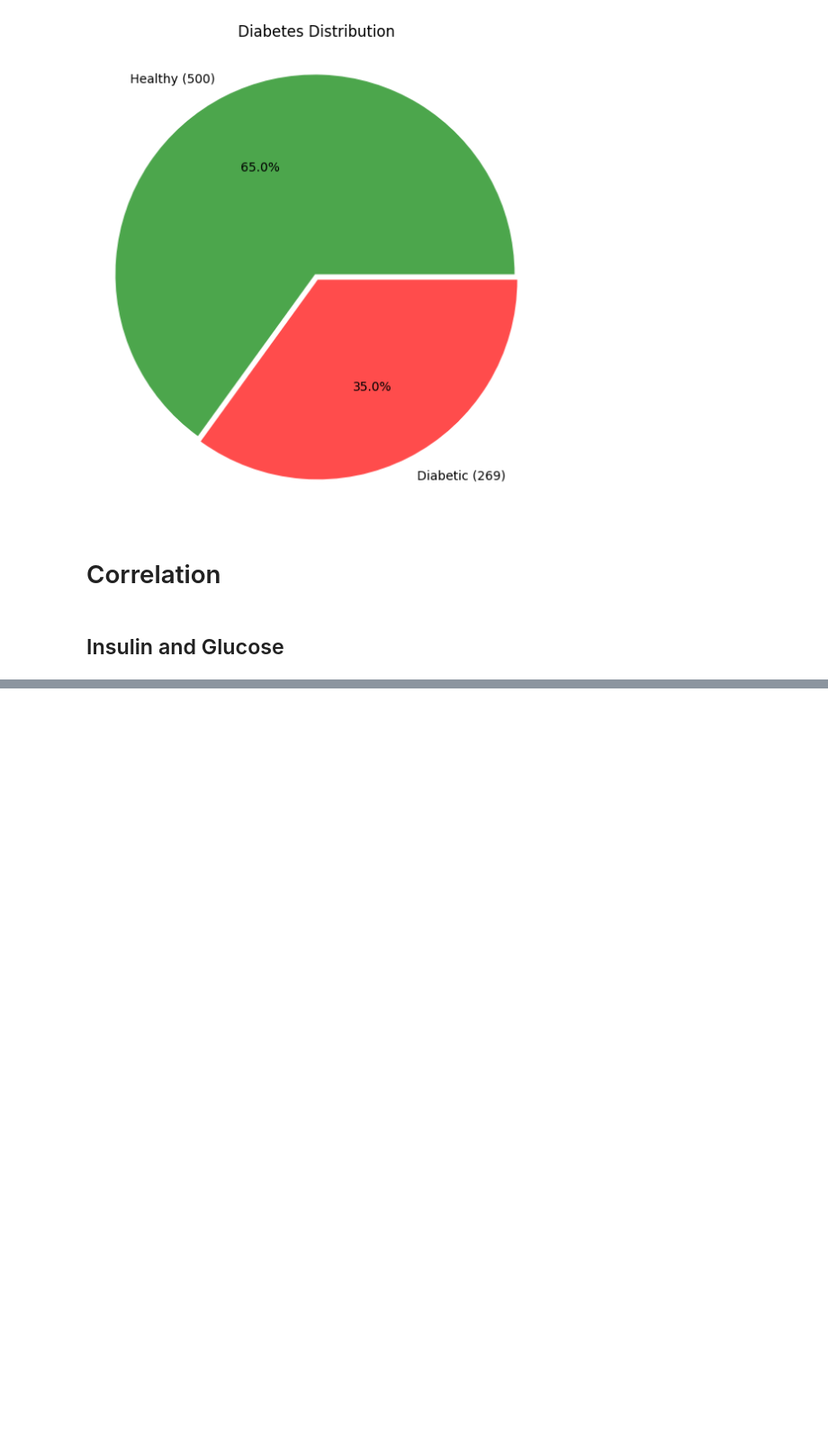
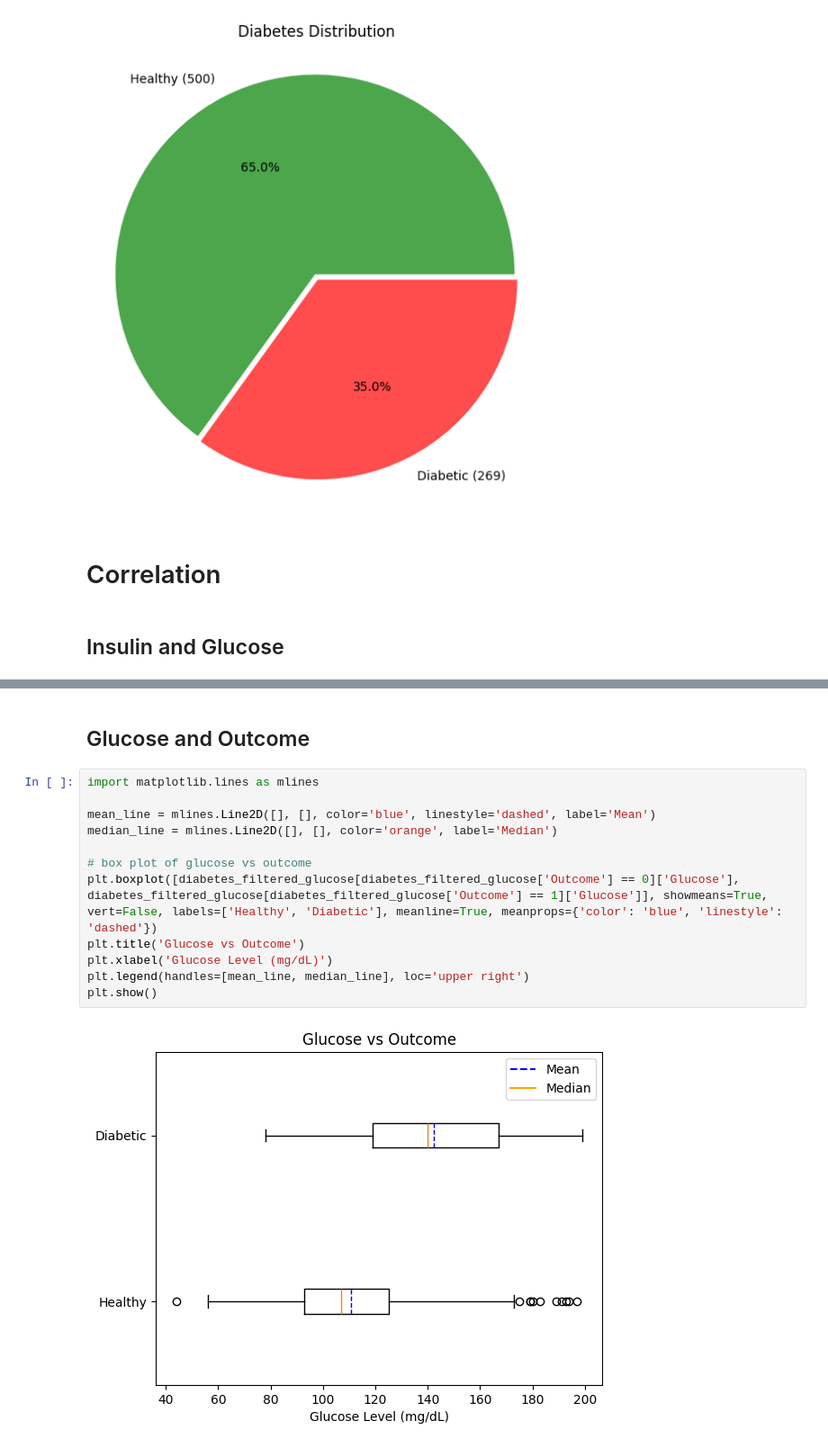
Before and after one commit to Bluxen/DA-Project1, a Jupyter notebook: 13_diabetes_prediction.ipynb, the cells around one changed output, grey strips where cells are left out. Shown: that part at 90% size. Cells and saved outputs as stored; diff of their text form; blank space fills up the shorter version.

```diff
--- a/13_diabetes_prediction.ipynb
+++ b/13_diabetes_prediction.ipynb
@@ -397,3 +397,19 @@ plt.ylabel('Insulin Level (μU/ml)')
 plt.show()
 # %% [output]
 [figure]
+# %% [markdown]
+## Glucose and Outcome
+# %%
+import matplotlib.lines as mlines
+
+mean_line = mlines.Line2D([], [], color='blue', linestyle='dashed', label='Mean')
+median_line = mlines.Line2D([], [], color='orange', label='Median')
+
+# box plot of glucose vs outcome
+plt.boxplot([diabetes_filtered_glucose[diabetes_filtered_glucose['Outcome'] == 0]['Glucose'], diabetes_filtered_glucose[diabetes_filtered_glucose['Outcome'] == 1]['Glucose']], showmeans=True, vert=False, labels=['Healthy', 'Diabetic'], meanline=True, meanprops={'color': 'blue', 'linestyle': 'dashed'})
+plt.title('Glucose vs Outcome')
+plt.xlabel('Glucose Level (mg/dL)')
+plt.legend(handles=[mean_line, median_line], loc='upper right')
+plt.show()
+# %% [output]
+[figure, added]
```
Also changed, not shown: parts of 8 cells of this notebook.
